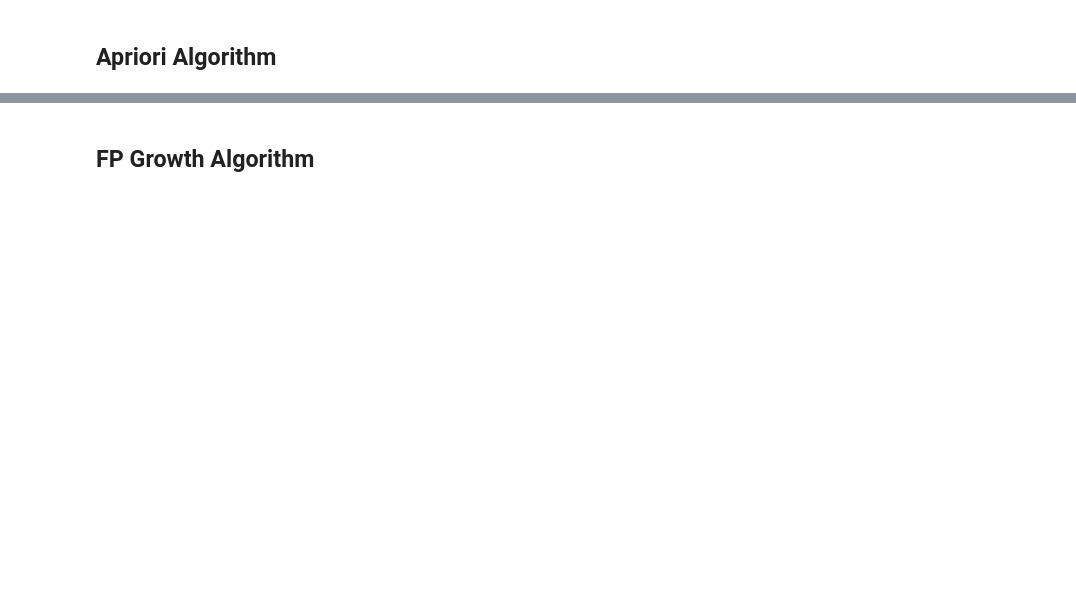
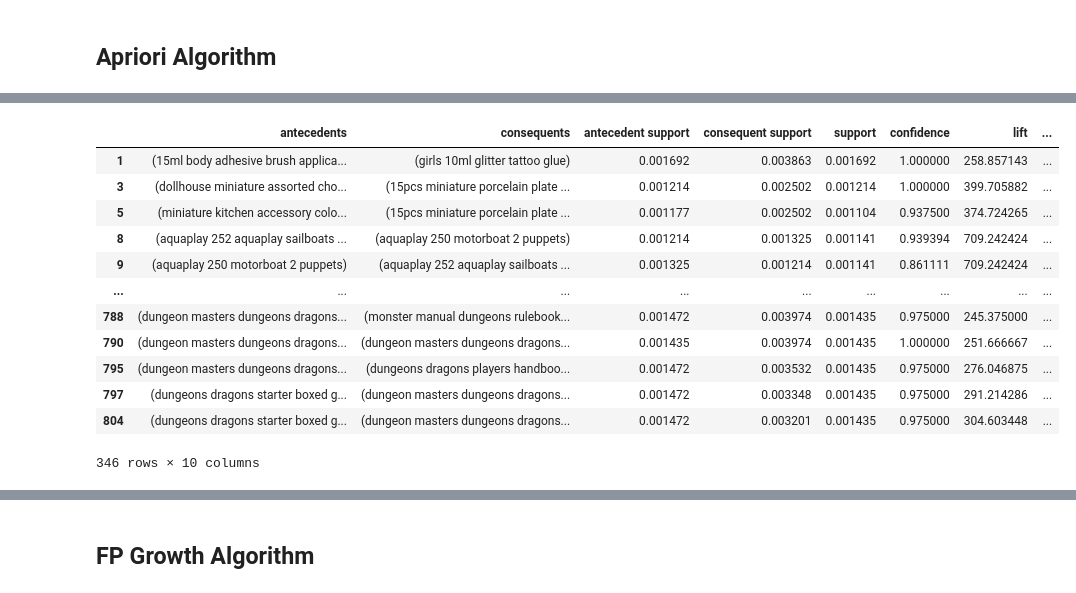
Before and after one commit to FJGM2023015/Recommendation-System-Market-Basket-Analysis-, a Jupyter notebook: recomm_system_market_basket_analysis.ipynb, the cells around one changed output, grey strips where cells are left out. Cells and saved outputs as stored; diff of their text form; code cells hidden in the pictures; blank space fills up the shorter version.

```diff
--- a/recomm_system_market_basket_analysis.ipynb
+++ b/recomm_system_market_basket_analysis.ipynb
@@ -984,0 +772,17 @@ rules.head()
+# %%
+rules[ (rules['lift'] >= 6) &
+       (rules['confidence'] >= 0.8) ]
+# %% [output]
+|  | antecedents | consequents | antecedent support | consequent support | support | confidence | lift | ... |
+| 1 | (15ml body adhesive brush applica... | (girls 10ml glitter tattoo glue) | 0.001692 | 0.003863 | 0.001692 | 1.000000 | 258.857143 | ... |
+| 3 | (dollhouse miniature assorted cho... | (15pcs miniature porcelain plate ... | 0.001214 | 0.002502 | 0.001214 | 1.000000 | 399.705882 | ... |
+| 5 | (miniature kitchen accessory colo... | (15pcs miniature porcelain plate ... | 0.001177 | 0.002502 | 0.001104 | 0.937500 | 374.724265 | ... |
+| 8 | (aquaplay 252 aquaplay sailboats ... | (aquaplay 250 motorboat 2 puppets) | 0.001214 | 0.001325 | 0.001141 | 0.939394 | 709.242424 | ... |
+| 9 | (aquaplay 250 motorboat 2 puppets) | (aquaplay 252 aquaplay sailboats ... | 0.001325 | 0.001214 | 0.001141 | 0.861111 | 709.242424 | ... |
+| ... | ... | ... | ... | ... | ... | ... | ... | ... |
+| 788 | (dungeon masters dungeons dragons... | (monster manual dungeons rulebook... | 0.001472 | 0.003974 | 0.001435 | 0.975000 | 245.375000 | ... |
+| 790 | (dungeon masters dungeons dragons... | (dungeon masters dungeons dragons... | 0.001435 | 0.003974 | 0.001435 | 1.000000 | 251.666667 | ... |
+| 795 | (dungeon masters dungeons dragons... | (dungeons dragons players handboo... | 0.001472 | 0.003532 | 0.001435 | 0.975000 | 276.046875 | ... |
+| 797 | (dungeons dragons starter boxed g... | (dungeon masters dungeons dragons... | 0.001472 | 0.003348 | 0.001435 | 0.975000 | 291.214286 | ... |
+| 804 | (dungeons dragons starter boxed g... | (dungeon masters dungeons dragons... | 0.001472 | 0.003201 | 0.001435 | 0.975000 | 304.603448 | ... |
+346 rows × 10 columns
```
Also changed, not shown: parts of 31 cells of this notebook.
